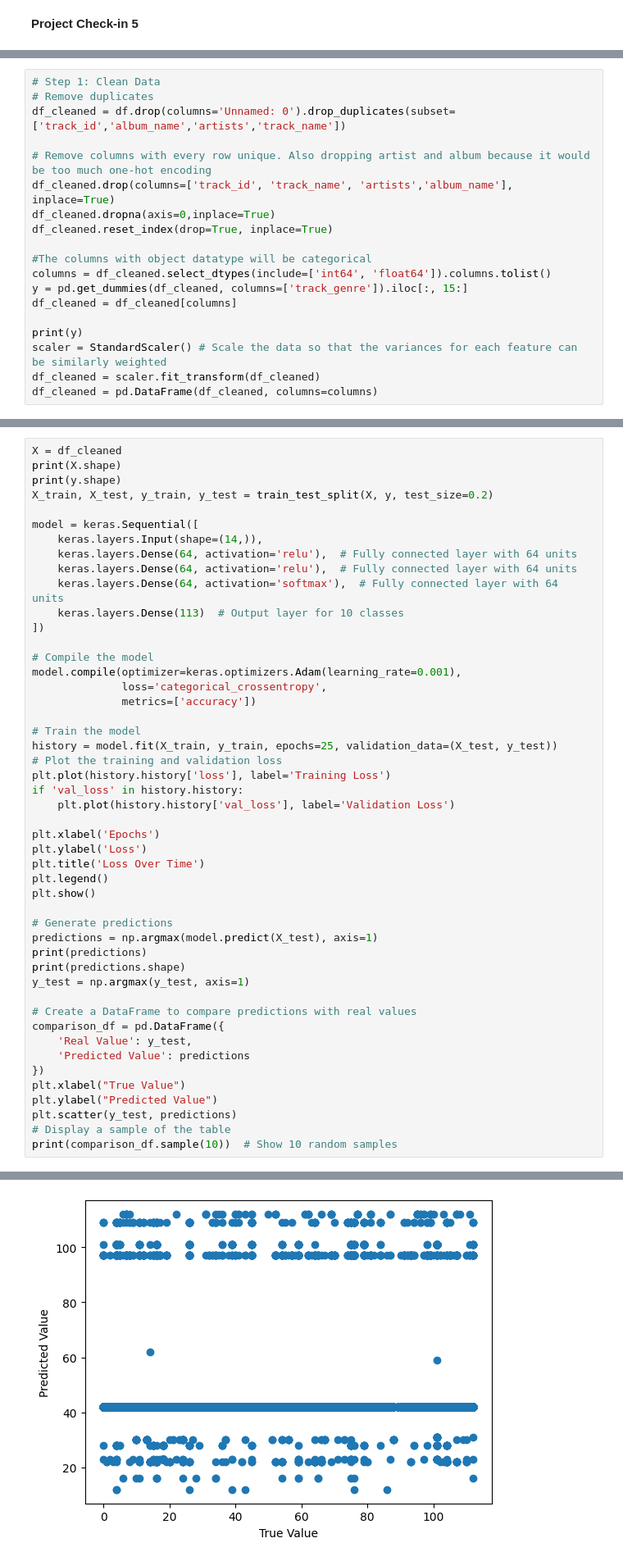
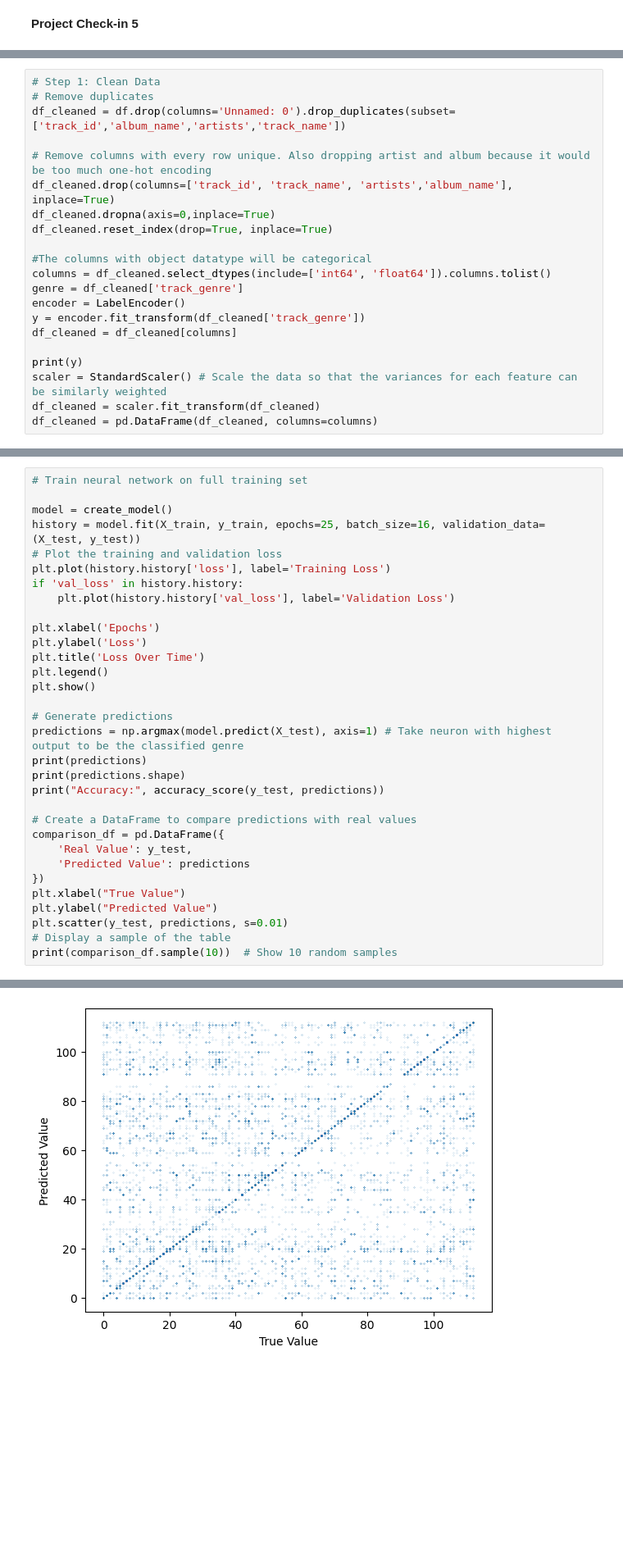
Before and after one commit to hiranjaya/COM-SCI-M148-Final-Project, a Jupyter notebook: Final_NN.ipynb, the cells around one changed output, grey strips where cells are left out. Shown at 82% size. Drawn from its saved outputs; the diff is of its cells as text; blank space fills up the shorter version.

```diff
--- a/Final_NN.ipynb
+++ b/Final_NN.ipynb
@@ -30,7 +34,9 @@ df_cleaned.reset_index(drop=True, inplace=True)
 
 #The columns with object datatype will be categorical
 columns = df_cleaned.select_dtypes(include=['int64', 'float64']).columns.tolist()
-y = pd.get_dummies(df_cleaned, columns=['track_genre']).iloc[:, 15:]
+genre = df_cleaned['track_genre']
+encoder = LabelEncoder()
+y = encoder.fit_transform(df_cleaned['track_genre'])
 df_cleaned = df_cleaned[columns]
 
 print(y)
@@ -78,24 +93,8 @@ df_cleaned
 # %%
-X = df_cleaned
-print(X.shape)
-print(y.shape)
-X_train, X_test, y_train, y_test = train_test_split(X, y, test_size=0.2)
+# Train neural network on full training set
 
-model = keras.Sequential([
-    keras.layers.Input(shape=(14,)),
-    keras.layers.Dense(64, activation='relu'),  # Fully connected layer with 64 units
-    keras.layers.Dense(64, activation='relu'),  # Fully connected layer with 64 units
-    keras.layers.Dense(64, activation='softmax'),  # Fully connected layer with 64 units
-    keras.layers.Dense(113)  # Output layer for 10 classes
-])
-
-# Compile the model
-model.compile(optimizer=keras.optimizers.Adam(learning_rate=0.001),
-              loss='categorical_crossentropy',
-              metrics=['accuracy'])
-
-# Train the model
-history = model.fit(X_train, y_train, epochs=25, validation_data=(X_test, y_test))
+model = create_model()
+history = model.fit(X_train, y_train, epochs=25, batch_size=16, validation_data=(X_test, y_test))
 # Plot the training and validation loss
 plt.plot(history.history['loss'], label='Training Loss')
 if 'val_loss' in history.history:
@@ -108,10 +107,10 @@ plt.legend()
 plt.show()
 
 # Generate predictions
-predictions = np.argmax(model.predict(X_test), axis=1)
+predictions = np.argmax(model.predict(X_test), axis=1) # Take neuron with highest output to be the classified genre
 print(predictions)
 print(predictions.shape)
-y_test = np.argmax(y_test, axis=1)
+print("Accuracy:", accuracy_score(y_test, predictions))
 
 # Create a DataFrame to compare predictions with real values
 comparison_df = pd.DataFrame({
@@ -120,7 +119,7 @@ comparison_df = pd.DataFrame({
 })
 plt.xlabel("True Value")
 plt.ylabel("Predicted Value")
-plt.scatter(y_test, predictions)
+plt.scatter(y_test, predictions, s=0.01)
 # Display a sample of the table
 print(comparison_df.sample(10))  # Show 10 random samples
 # %% [output]
@@ -159 +159 @@ Epoch 25/25
-[figure, old version]
+[figure, new version]
```
Also changed, not shown: parts of 8 cells of this notebook, 5 other files.
